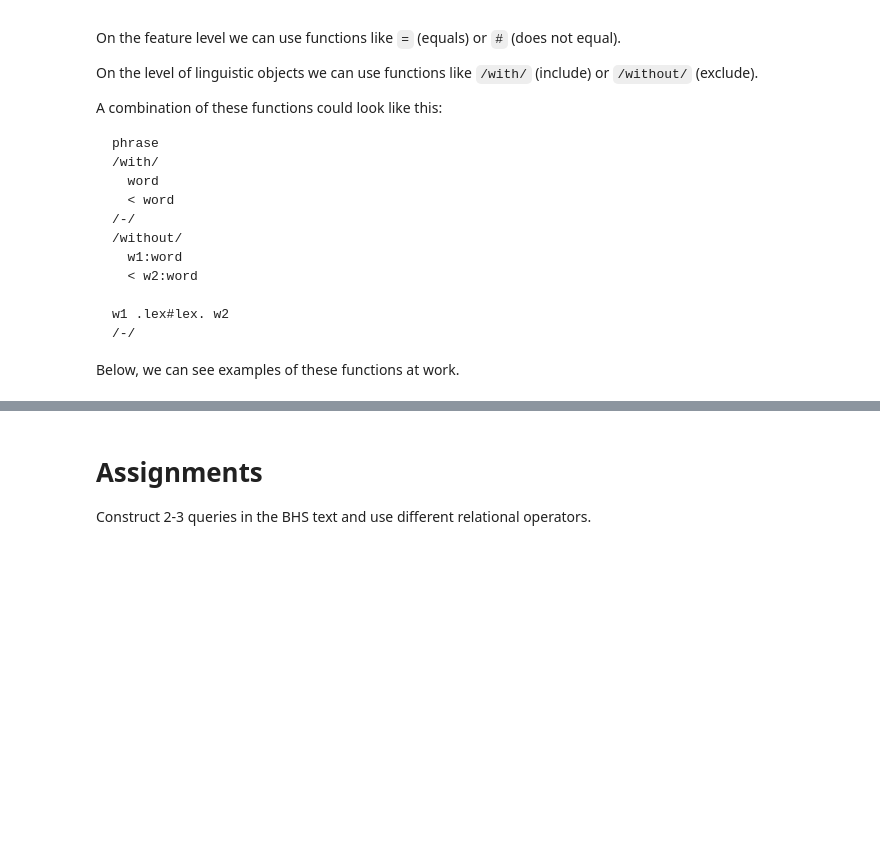
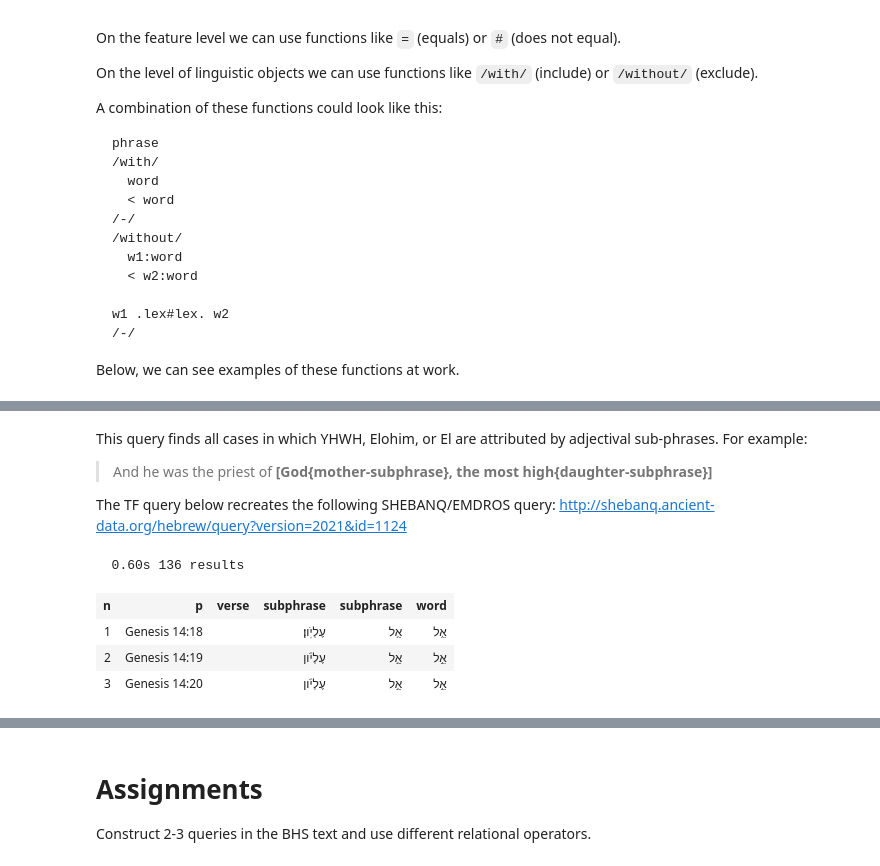
Before and after one commit to oliverglanz/Text-Fabric, a Jupyter notebook: Research-Workshop-Series/0200_PhD-Workshop_TF_007_relations_of_objecttypes.ipynb, the cells around one changed output, grey strips where cells are left out. Cells and saved outputs as stored; diff of their text form; code cells hidden in the pictures; blank space fills up the shorter version.

```diff
--- a/Research-Workshop-Series/0200_PhD-Workshop_TF_007_relations_of_objecttypes.ipynb
+++ b/Research-Workshop-Series/0200_PhD-Workshop_TF_007_relations_of_objecttypes.ipynb
@@ -1494,0 +1629,25 @@ BHS.table(Exclusions3, start=1, end=10, extraFeatures={'function', 'typ', 'namet
+# %% [markdown]
+This query finds all cases in which YHWH, Elohim, or El are attributed by adjectival sub-phrases. For example:
+
+
+>And he was the priest of **[God{mother-subphrase}, the most high{daughter-subphrase}]**
+
+
+The TF query below recreates the following SHEBANQ/EMDROS query: http://shebanq.ancient-data.org/hebrew/query?version=2021&id=1124
+# %%
+DivineAttributesNo1 = '''
+verse book
+ subphrase rela=atr
+ -mother> subphrase
+     word lex=JHWH/|>LHJM/|>L/
+
+
+'''
+DivineAttributesNo1  = BHS.search(DivineAttributesNo1)
+BHS.table(DivineAttributesNo1, start=1, end=3, condensed=False, extraFeatures={'mother', 'distributional_parent', 'functional_parent', 'mother_object_type'},  colorMap={2: 'magenta', 3:'red', 4:'lightblue'})
+# %% [output]
+  0.60s 136 results
+| n | p | verse | subphrase | subphrase | word |
+| 1 | Genesis 14:18 |  | עֶלְיֹֽון׃ | אֵ֥ל | אֵ֥ל |
+| 2 | Genesis 14:19 |  | עֶלְיֹ֔ון | אֵ֣ל | אֵ֣ל |
+| 3 | Genesis 14:20 |  | עֶלְיֹ֔ון | אֵ֣ל | אֵ֣ל |
```
Also changed, not shown: parts of 40 cells of this notebook, 2 other files.
